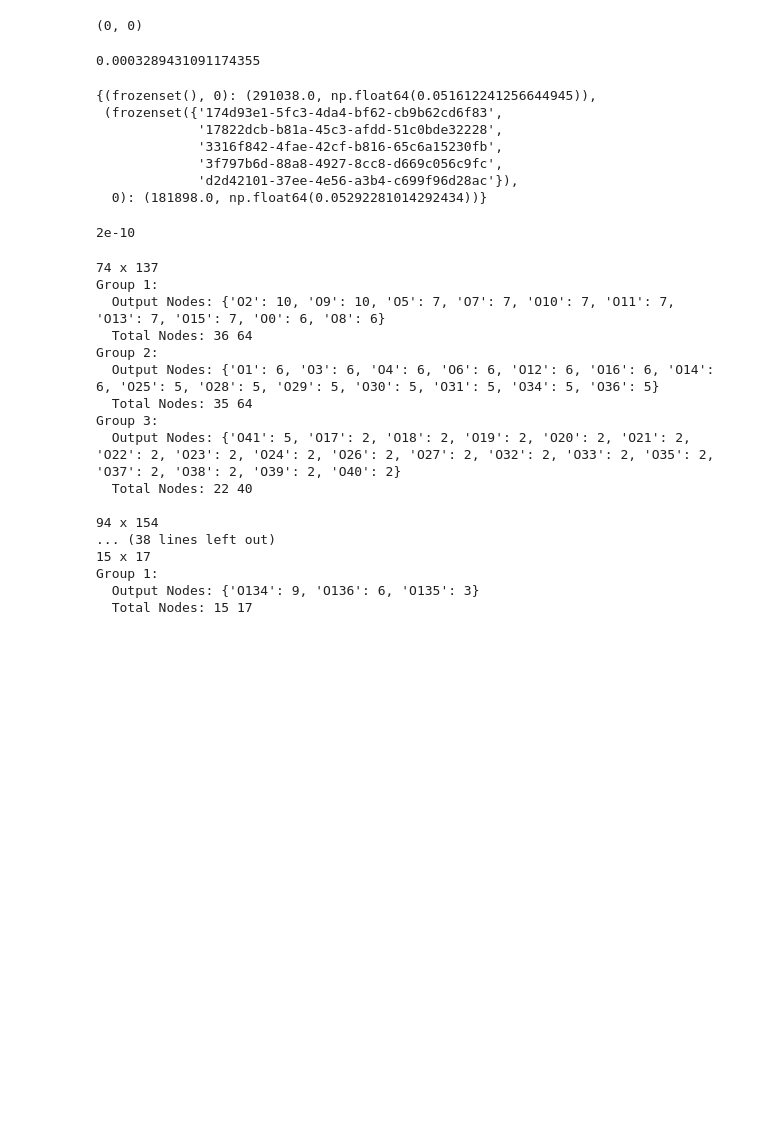
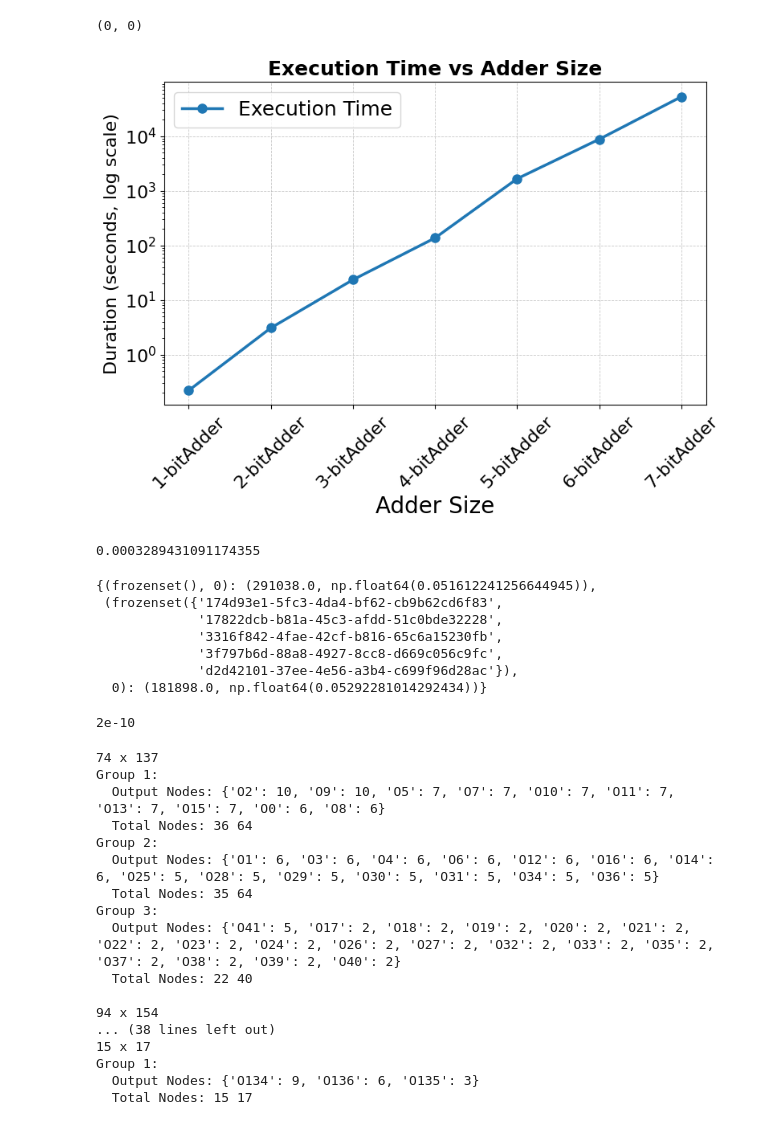
Before and after one commit to Nithin-Kamineni/pathAnalogBehaviour, a Jupyter notebook: Adders/Circuit analysis_v1.ipynb, the cells around one changed output. Saved outputs shown, nothing was run; the diff lists cells and outputs as text; code cells hidden in the pictures; blank space fills up the shorter version.

```diff
--- a/Adders/Circuit analysis_v1.ipynb
+++ b/Adders/Circuit analysis_v1.ipynb
@@ -730,6 +756,37 @@ ______________________________________
 failuresOfWorstcase0, failuresOfWorstcase1
 # %% [output]
 (0, 0)
+# %%
+Durations = [
+    0.22148609161376953,
+    3.085787773132324,
+    23.557894706726074,
+    137.2309296131134,
+    1668.995926141739,
+    8823.605234294923,
+    4*1.5*8823.605234294923]
+
+adders = [f"{i}-bitAdder" for i in range(1,7+1)]
+
+# Plotting
+plt.figure(figsize=(8, 6))
+plt.plot(adders, Durations, marker='o', linewidth=2.5, markersize=8, label="Execution Time")
+plt.yscale("log")
+
+# Enhancements
+plt.xlabel("Adder Size", fontsize=20)
+plt.ylabel("Duration (seconds, log scale)", fontsize=16)
+plt.title("Execution Time vs Adder Size", fontsize=18, fontweight='bold')
+plt.grid(True, linestyle='--', linewidth=0.6, alpha=0.7)
+plt.xticks(rotation=45, fontsize=16)
+plt.yticks(fontsize=16)
+plt.legend(fontsize=18, loc='upper left')
+plt.tight_layout()
+
+plt.savefig("C:/Users/nithi/jupyter-files/Path/Circuit Analysis/execution_time_vs_adder_size.png", dpi=300)
+plt.show()
+# %% [output]
+[figure, added]
 # %%
 maxZerosCurrent: 4.039652691075713e-10
 minOnesCurrent: 0.15384615339604885
```
Also changed, not shown: parts of 7 cells of this notebook, 9 other files.
